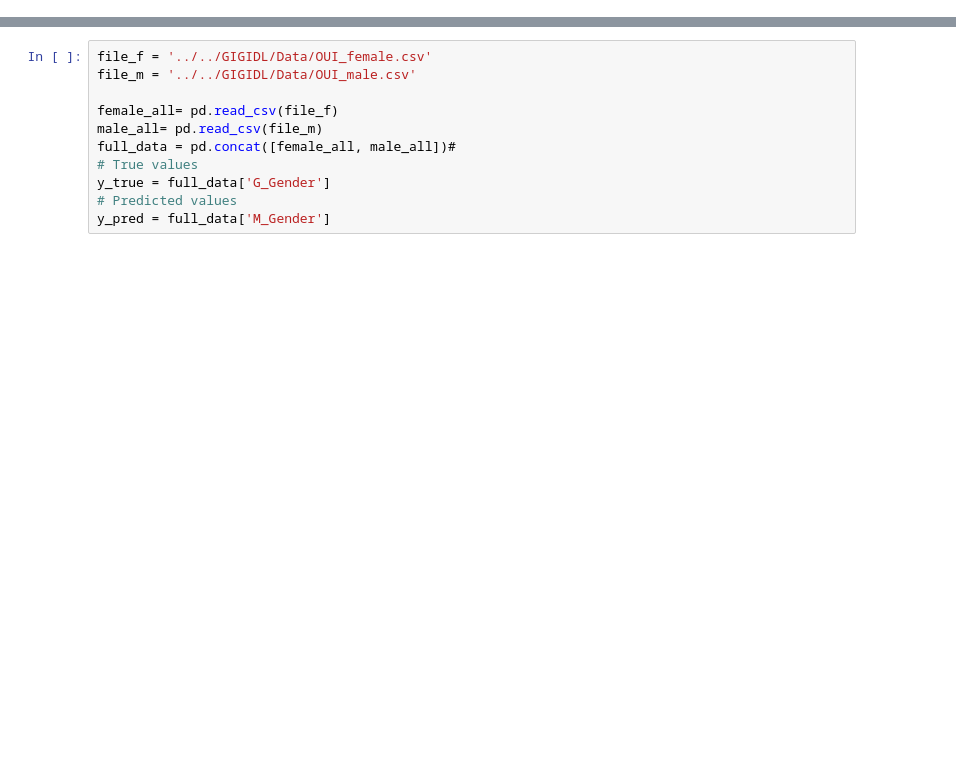
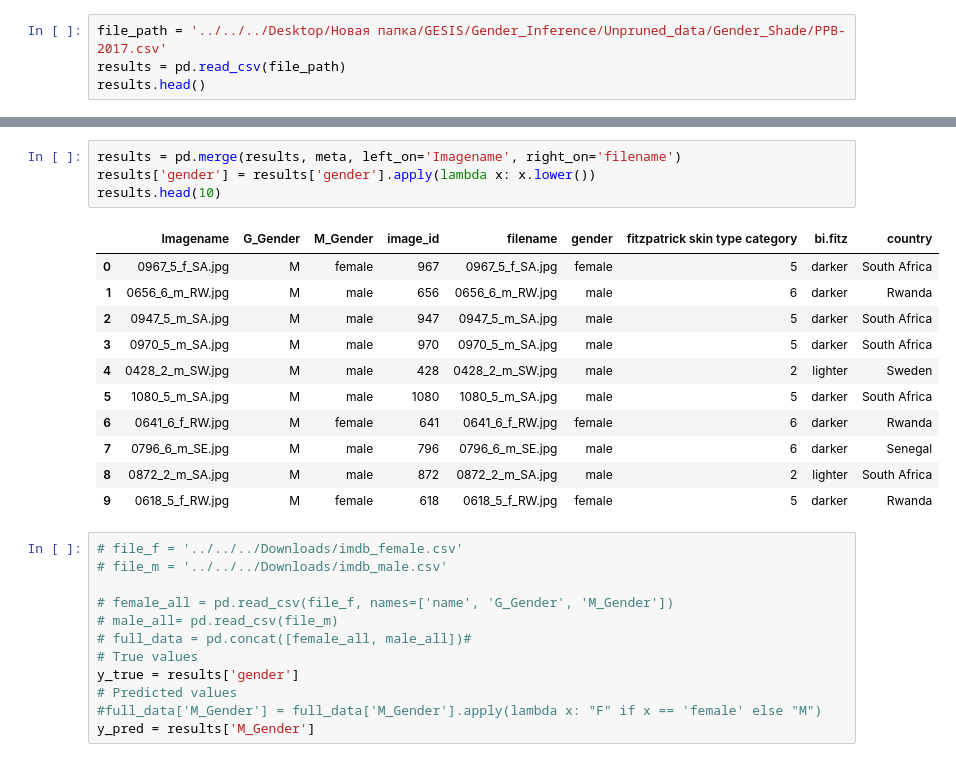
Before and after one commit to gesiscss/Improved-Gender-Identifier, a Jupyter notebook: Gender_classification_M3/Combined Code/Full_model.ipynb, the cells around one changed output, grey strips where cells are left out. Drawn from its saved outputs; the diff is of its cells as text; blank space fills up the shorter version.

Commit message:
m3 for imdb notebook

```diff
--- a/Gender_classification_M3/Combined Code/Full_model.ipynb
+++ b/Gender_classification_M3/Combined Code/Full_model.ipynb
@@ -97,0 +175,4 @@ M3_inference(output_file, true_gender)
+# %%
+file_path = '../../../Desktop/Новая папка/GESIS/Gender_Inference/Unpruned_data/Gender_Shade/PPB-2017.csv'
+results = pd.read_csv(file_path)
+results.head()
@@ -98,14 +186,31 @@ M3_inference(output_file, true_gender)
+# %%
+results = pd.merge(results, meta, left_on='Imagename', right_on='filename')
+results['gender'] = results['gender'].apply(lambda x: x.lower())
+results.head(10)
+# %% [output]
+|  | Imagename | G_Gender | M_Gender | image_id | filename | gender | fitzpatrick skin type category | bi.fitz | country |
+| 0 | 0967_5_f_SA.jpg | M | female | 967 | 0967_5_f_SA.jpg | female | 5 | darker | South Africa |
+| 1 | 0656_6_m_RW.jpg | M | male | 656 | 0656_6_m_RW.jpg | male | 6 | darker | Rwanda |
+| 2 | 0947_5_m_SA.jpg | M | male | 947 | 0947_5_m_SA.jpg | male | 5 | darker | South Africa |
+| 3 | 0970_5_m_SA.jpg | M | male | 970 | 0970_5_m_SA.jpg | male | 5 | darker | South Africa |
+| 4 | 0428_2_m_SW.jpg | M | male | 428 | 0428_2_m_SW.jpg | male | 2 | lighter | Sweden |
+| 5 | 1080_5_m_SA.jpg | M | male | 1080 | 1080_5_m_SA.jpg | male | 5 | darker | South Africa |
+| 6 | 0641_6_f_RW.jpg | M | female | 641 | 0641_6_f_RW.jpg | female | 6 | darker | Rwanda |
+| 7 | 0796_6_m_SE.jpg | M | male | 796 | 0796_6_m_SE.jpg | male | 6 | darker | Senegal |
+| 8 | 0872_2_m_SA.jpg | M | male | 872 | 0872_2_m_SA.jpg | male | 2 | lighter | South Africa |
+| 9 | 0618_5_f_RW.jpg | M | female | 618 | 0618_5_f_RW.jpg | female | 5 | darker | Rwanda |
 # %%
-file_f = '../../GIGIDL/Data/OUI_female.csv'
-file_m = '../../GIGIDL/Data/OUI_male.csv'
+# file_f = '../../../Downloads/imdb_female.csv'
+# file_m = '../../../Downloads/imdb_male.csv'
 
-female_all= pd.read_csv(file_f)
-male_all= pd.read_csv(file_m)
-full_data = pd.concat([female_all, male_all])#
+# female_all = pd.read_csv(file_f, names=['name', 'G_Gender', 'M_Gender'])
+# male_all= pd.read_csv(file_m)
+# full_data = pd.concat([female_all, male_all])#
 # True values
-y_true = full_data['G_Gender']
+y_true = results['gender']
 # Predicted values
-y_pred = full_data['M_Gender']
+#full_data['M_Gender'] = full_data['M_Gender'].apply(lambda x: "F" if x == 'female' else "M")
+y_pred = results['M_Gender']
 # %%
 # Print the confusion matrix
 print(metrics.confusion_matrix(y_true, y_pred))
```
Also changed, not shown: parts of 7 cells of this notebook, 4 other files.
